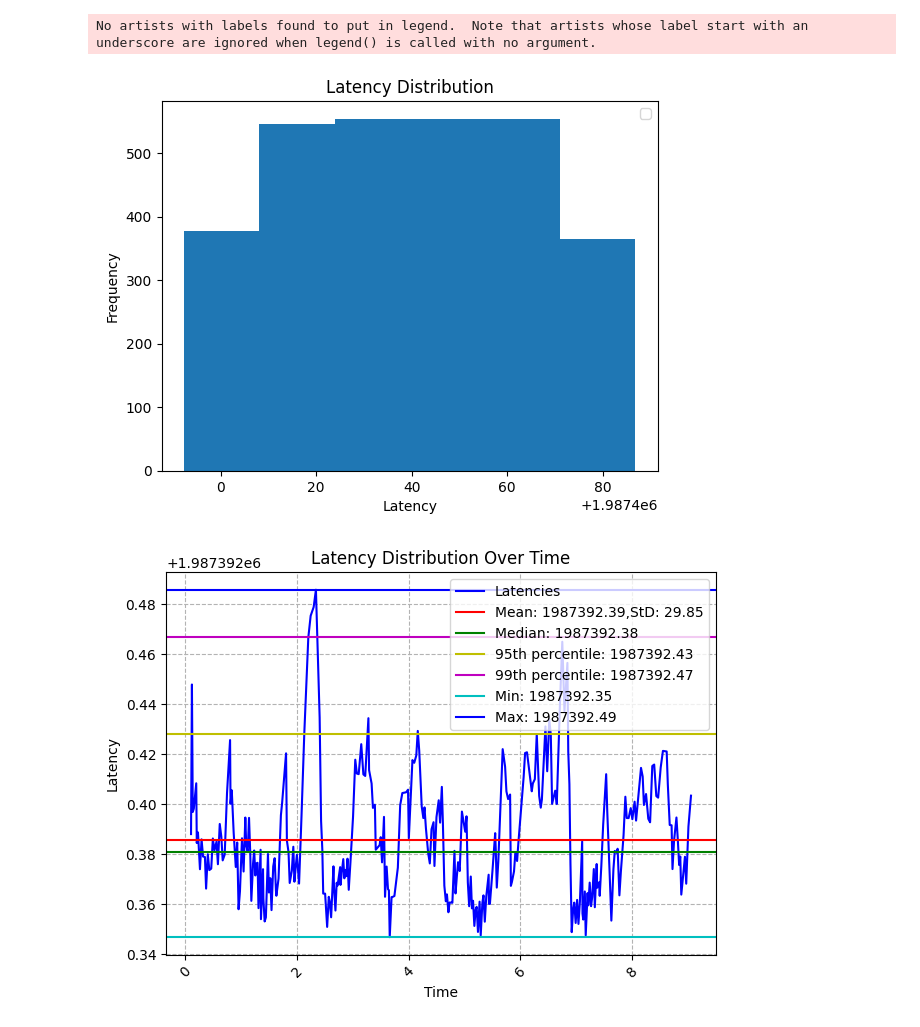
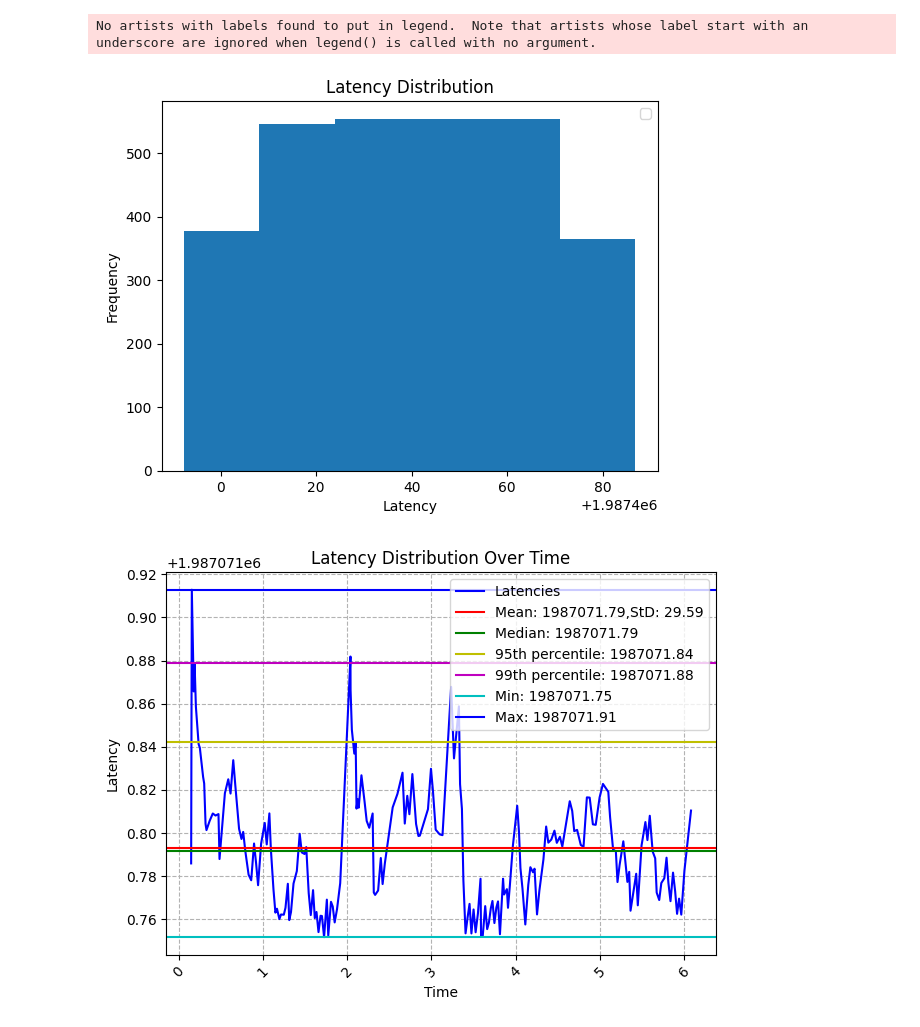
Before and after one commit to adit-bala/fogros-latency-analytics, a Jupyter notebook: latency-analysis.ipynb, the cells around one changed output. Cells and saved outputs as stored; diff of their text form; code cells hidden in the pictures.

```diff
--- a/latency-analysis.ipynb
+++ b/latency-analysis.ipynb
@@ -142,8 +141,8 @@ def plot_latency_over_time(timestamps, latencies):
     sorted_latencies = np.array(latencies)
     sorted_timestamps = np.array(timestamps)
 
-    sorted_latencies = sorted_latencies[:300]
-    sorted_timestamps = sorted_timestamps[:300]
+    sorted_latencies = sorted_latencies[:200]
+    sorted_timestamps = sorted_timestamps[:200]
 
     # Calculate metrics
     mean = np.mean(sorted_latencies)
@@ -152,32 +151,32 @@ def plot_latency_over_time(timestamps, latencies):
     p95 = np.percentile(sorted_latencies, 95)
     p99 = np.percentile(sorted_latencies, 99)
     min_latency = np.min(sorted_latencies)
     max_latency = np.max(sorted_latencies)
 
     # Plot the raw latencies over time
     plt.plot(sorted_timestamps, sorted_latencies, color='blue', label="Latencies", linestyle='-')
 
     # Plot metrics
     plt.axhline(y=mean, color='r', linestyle='-', label=f'Mean: {mean:.2f},' + f'StD: {std:.2f}')
     plt.axhline(y=median, color='g', linestyle='-', label=f'Median: {median:.2f}')
     plt.axhline(y=p95, color='y', linestyle='-', label=f'95th percentile: {p95:.2f}')
     plt.axhline(y=p99, color='m', linestyle='-', label=f'99th percentile: {p99:.2f}')
     plt.axhline(y=min_latency, color='c', linestyle='-', label=f'Min: {min_latency:.2f}')
     plt.axhline(y=max_latency, color='b', linestyle='-', label=f'Max: {max_latency:.2f}')
 
     # Setting labels, legend, and formatting
     plt.title("Latency Distribution Over Time")
     plt.xlabel("Time")
     plt.ylabel("Latency")
     plt.xticks(rotation=45)
     plt.tight_layout()
     plt.legend()
     plt.grid(True, which="both", ls="--", c='0.7')
     plt.show()
 
 plot_latency(np.array(h264_latency))
-plot_latency_over_time(h264_time, h264_latency)
+plot_latency_over_time(compressed_time, compressed_latency)
 # %% [output]
 No artists with labels found to put in legend.  Note that artists whose label start with an underscore are ignored when legend() is called with no argument.
 [figure]
-[figure, old version]
+[figure, new version]
```
Also changed, not shown: parts of 1 cell of this notebook, 9 other files.
